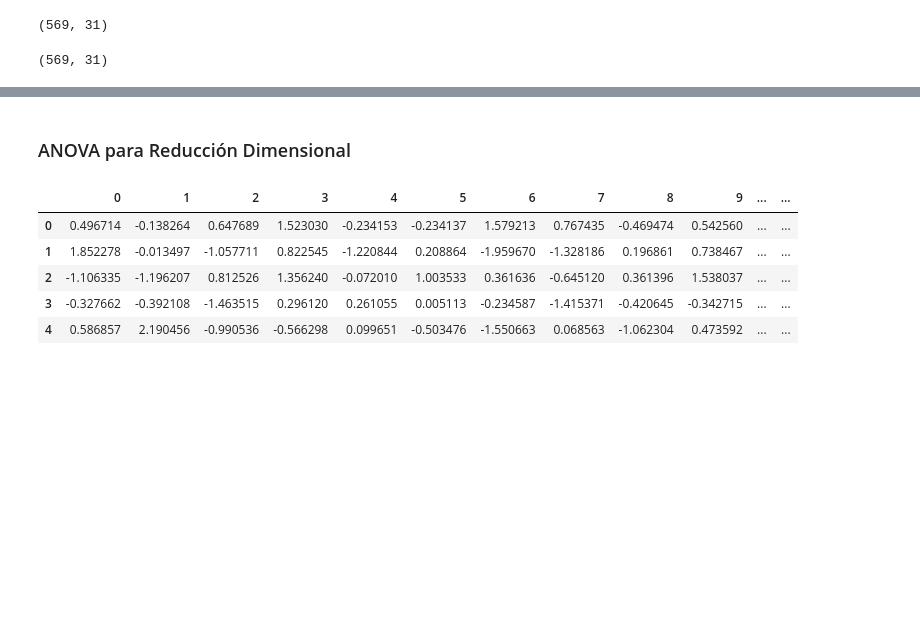
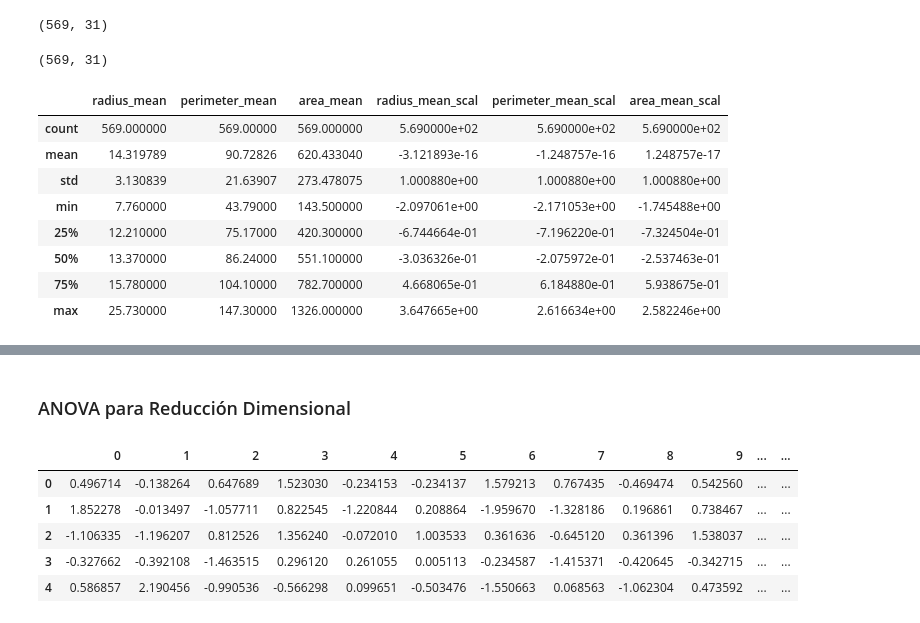
Before and after one commit to SebastianCarvalhoSalazar/prueba_tecnica_01, a Jupyter notebook: notebooks/preprocessing.ipynb, the cells around one changed output, grey strips where cells are left out. Cells and saved outputs as stored; diff of their text form; code cells hidden in the pictures; blank space fills up the shorter version.

```diff
--- a/notebooks/preprocessing.ipynb
+++ b/notebooks/preprocessing.ipynb
@@ -370,3 +379,22 @@ df_filtered.drop_duplicates(subset = df_filtered.columns[1:], inplace = True)
 df_filtered.shape # Tamaño del Dataset
 # %% [output]
 (569, 31)
+# %%
+from sklearn.decomposition import PCA
+from sklearn.preprocessing import StandardScaler
+
+correlated_data = df_filtered[['radius_mean','perimeter_mean','area_mean']]
+scaler = StandardScaler()
+X_scaled = scaler.fit_transform(correlated_data)
+correlated_data[['radius_mean_scal', 'perimeter_mean_scal', 'area_mean_scal']] = X_scaled
+correlated_data.describe()
+# %% [output]
+|  | radius_mean | perimeter_mean | area_mean | radius_mean_scal | perimeter_mean_scal | area_mean_scal |
+| count | 569.000000 | 569.00000 | 569.000000 | 5.690000e+02 | 5.690000e+02 | 5.690000e+02 |
+| mean | 14.319789 | 90.72826 | 620.433040 | -3.121893e-16 | -1.248757e-16 | 1.248757e-17 |
+| std | 3.130839 | 21.63907 | 273.478075 | 1.000880e+00 | 1.000880e+00 | 1.000880e+00 |
+| min | 7.760000 | 43.79000 | 143.500000 | -2.097061e+00 | -2.171053e+00 | -1.745488e+00 |
+| 25% | 12.210000 | 75.17000 | 420.300000 | -6.744664e-01 | -7.196220e-01 | -7.324504e-01 |
+| 50% | 13.370000 | 86.24000 | 551.100000 | -3.036326e-01 | -2.075972e-01 | -2.537463e-01 |
+| 75% | 15.780000 | 104.10000 | 782.700000 | 4.668065e-01 | 6.184880e-01 | 5.938675e-01 |
+| max | 25.730000 | 147.30000 | 1326.000000 | 3.647665e+00 | 2.616634e+00 | 2.582246e+00 |
```
Also changed, not shown: parts of 13 cells of this notebook, 13 other files.
